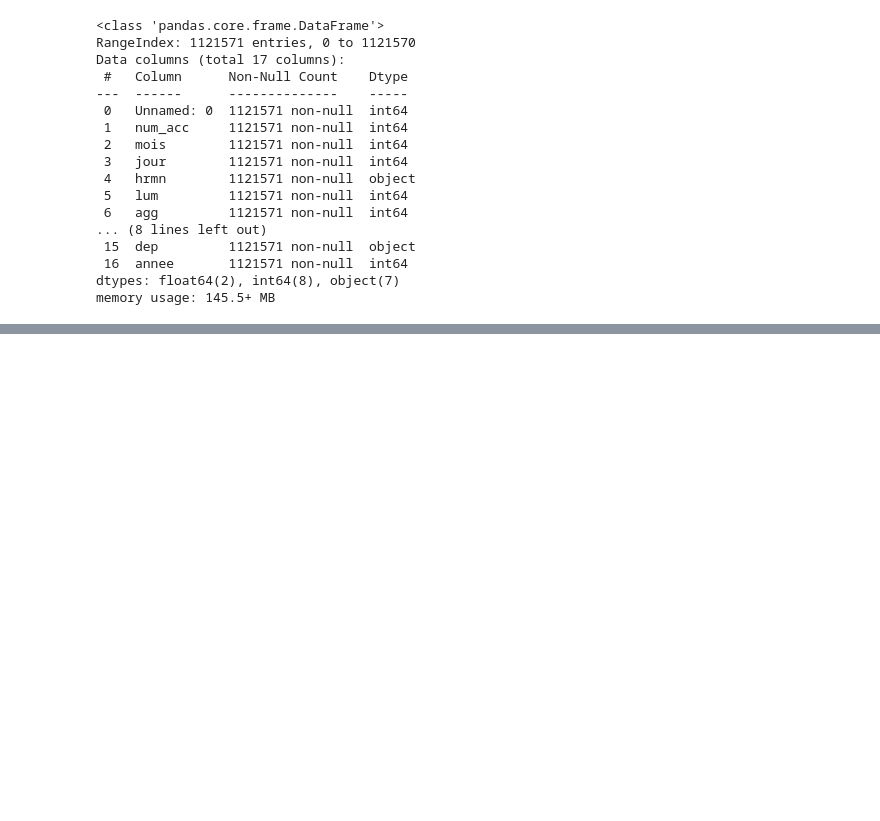
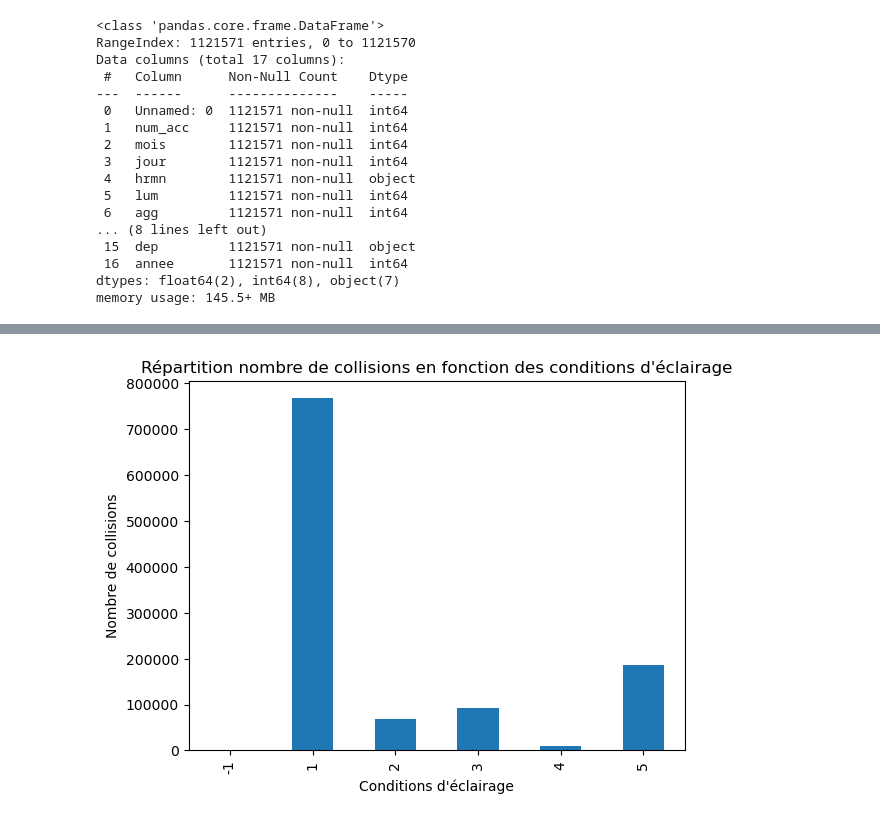
Before and after one commit to DataScientest-Studio/MAR23_CDS_Accidents_Routier-, a Jupyter notebook: notebooks/caracteristiques.ipynb, the cells around one changed output, grey strips where cells are left out. Saved outputs shown, nothing was run; the diff lists cells and outputs as text; code cells hidden in the pictures; blank space fills up the shorter version.

```diff
--- a/notebooks/caracteristiques.ipynb
+++ b/notebooks/caracteristiques.ipynb
@@ -744,0 +339,24 @@ dtype: int64
+# %%
+# Calcul du nombre de collisions en fonction des conditions d'éclairage
+counts = carac['lum'].value_counts()
+
+# Tri selon les conditions d'éclairage
+counts = counts.sort_index()
+
+# Répartition du nombre de collisions en fonction des conditions d'éclairage
+counts.plot(kind='bar')
+
+plt.title("Répartition nombre de collisions en fonction des conditions d'éclairage")
+plt.xlabel("Conditions d'éclairage")
+plt.ylabel("Nombre de collisions")
+
+plt.show()
+
+# Conditions d’éclairage dans lesquelles l'accident s'est produit :
+1 – Plein jour
+2 – Crépuscule ou aube
+3 – Nuit sans éclairage public
+4 – Nuit avec éclairage public non allumé
+5 – Nuit avec éclairage public allumé
+# %% [output]
+[figure, added]
```
Also changed, not shown: parts of 107 cells of this notebook.
